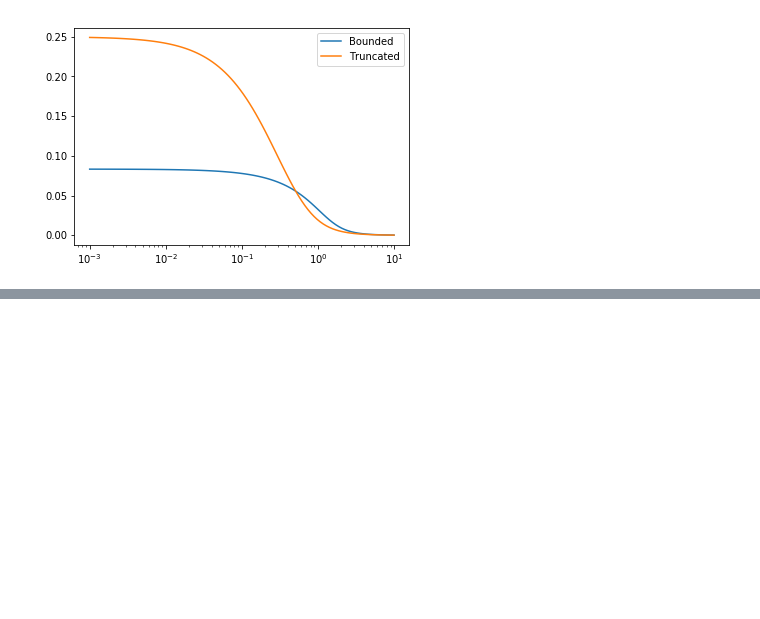
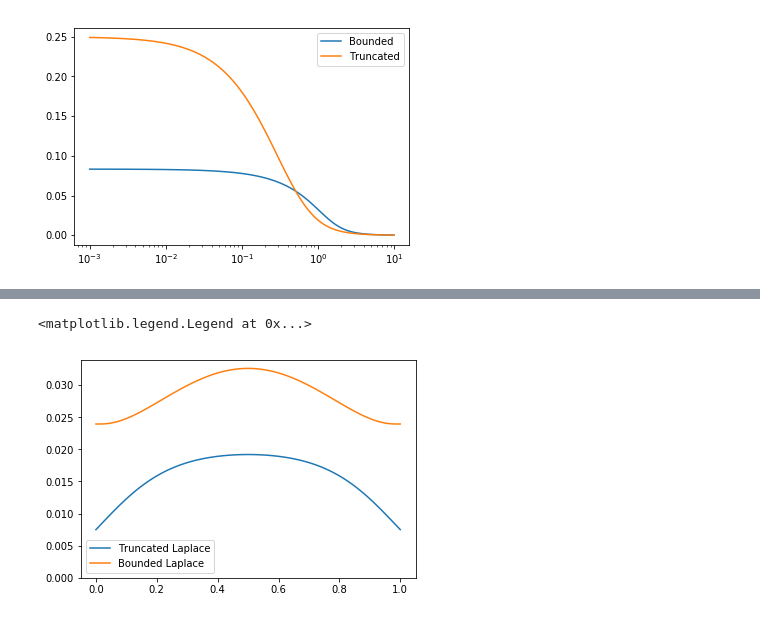
Before and after one commit to IBM/differential-privacy-library, a Jupyter notebook: BiasTest.ipynb, the cells around one changed output, grey strips where cells are left out. Drawn from its saved outputs; the diff is of its cells as text; code cells hidden in the pictures; blank space fills up the shorter version.

```diff
--- a/BiasTest.ipynb
+++ b/BiasTest.ipynb
@@ -375,0 +422,15 @@ plt.legend()
+# %%
+mechs = [(dp.TruncatedLaplaceMechanism().setBounds(l, u).setEpsilon(eps).setSensitivity(delQ), "Truncated Laplace"),
+(dp.BoundedLaplaceMechanism().setBounds(l, u).setEpsilon(eps).setSensitivity(delQ), "Bounded Laplace")]
+
+x = np.linspace(l, u, 100)
+
+for (mech, name) in mechs:
+    vals = [mech.getVariance(_x) for _x in x]
+    plt.plot(x, vals, label=name)
+
+plt.ylim(0, None)
+plt.legend()
+# %% [output]
+<matplotlib.legend.Legend at 0x...>
+[figure, added]
```
Also changed, not shown: parts of 11 cells of this notebook.
